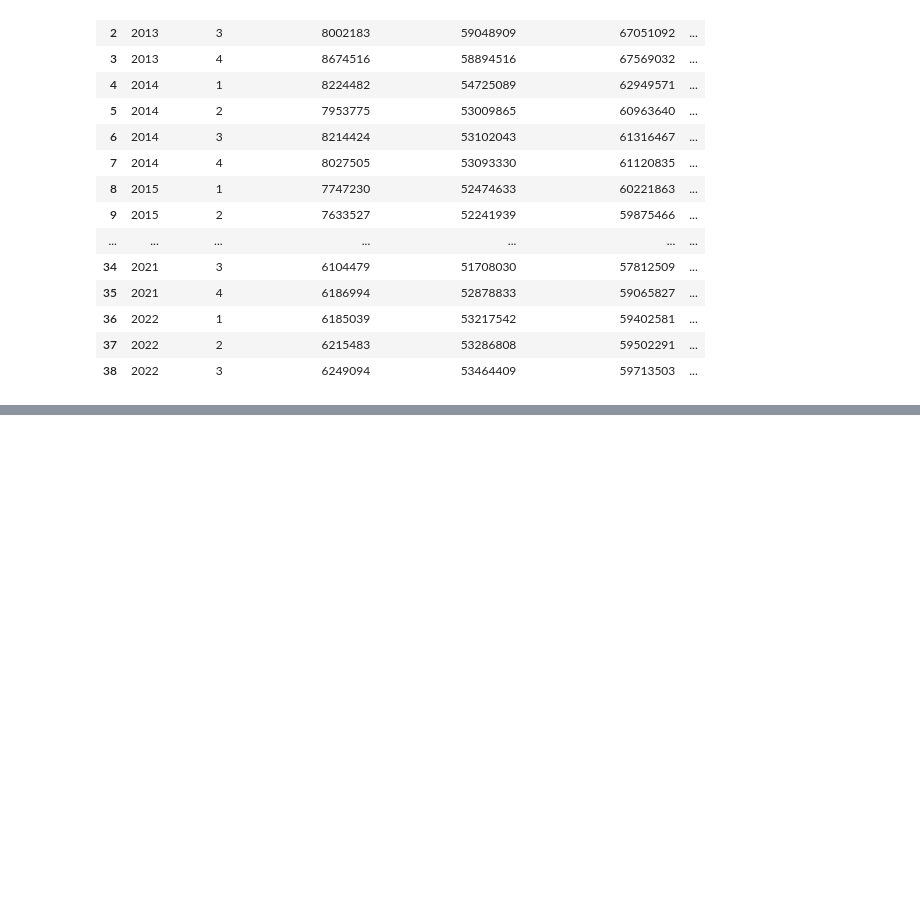
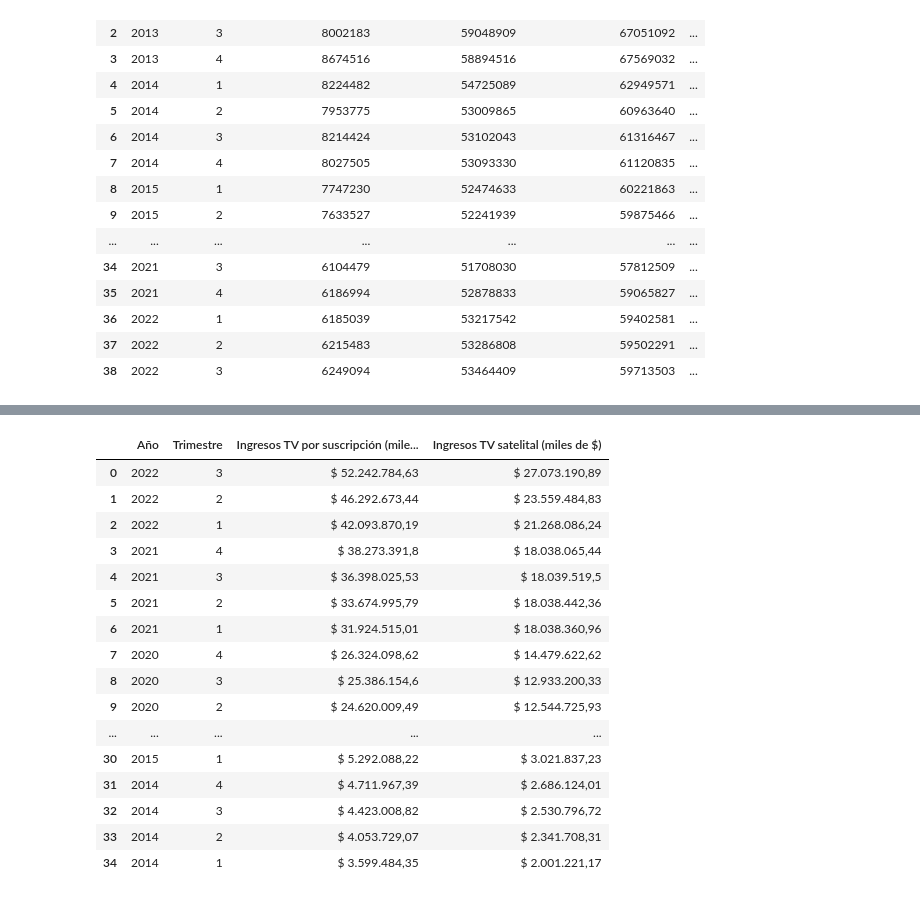
Before and after one commit to Lowerdelk/henry_p02, a Jupyter notebook: files/ETL.ipynb, the cells around one changed output, grey strips where cells are left out. Drawn from its saved outputs; the diff is of its cells as text; code cells hidden in the pictures; blank space fills up the shorter version.

```diff
--- a/files/ETL.ipynb
+++ b/files/ETL.ipynb
@@ -450,0 +485,21 @@ final_telefonia
+# %%
+df_television_ingresos = pd.read_csv('./data/Television.csv')
+display(df_television_ingresos)
+# %% [output]
+|  | Año | Trimestre | Ingresos TV por suscripción (mile... | Ingresos TV satelital (miles de $) |
+| 0 | 2022 | 3 | $ 52.242.784,63 | $ 27.073.190,89 |
+| 1 | 2022 | 2 | $ 46.292.673,44 | $ 23.559.484,83 |
+| 2 | 2022 | 1 | $ 42.093.870,19 | $ 21.268.086,24 |
+| 3 | 2021 | 4 | $ 38.273.391,8 | $ 18.038.065,44 |
+| 4 | 2021 | 3 | $ 36.398.025,53 | $ 18.039.519,5 |
+| 5 | 2021 | 2 | $ 33.674.995,79 | $ 18.038.442,36 |
+| 6 | 2021 | 1 | $ 31.924.515,01 | $ 18.038.360,96 |
+| 7 | 2020 | 4 | $ 26.324.098,62 | $ 14.479.622,62 |
+| 8 | 2020 | 3 | $ 25.386.154,6 | $ 12.933.200,33 |
+| 9 | 2020 | 2 | $ 24.620.009,49 | $ 12.544.725,93 |
+| ... | ... | ... | ... | ... |
+| 30 | 2015 | 1 | $ 5.292.088,22 | $ 3.021.837,23 |
+| 31 | 2014 | 4 | $ 4.711.967,39 | $ 2.686.124,01 |
+| 32 | 2014 | 3 | $ 4.423.008,82 | $ 2.530.796,72 |
+| 33 | 2014 | 2 | $ 4.053.729,07 | $ 2.341.708,31 |
+| 34 | 2014 | 1 | $ 3.599.484,35 | $ 2.001.221,17 |
```
Also changed, not shown: parts of 17 cells of this notebook, 5 other files.
